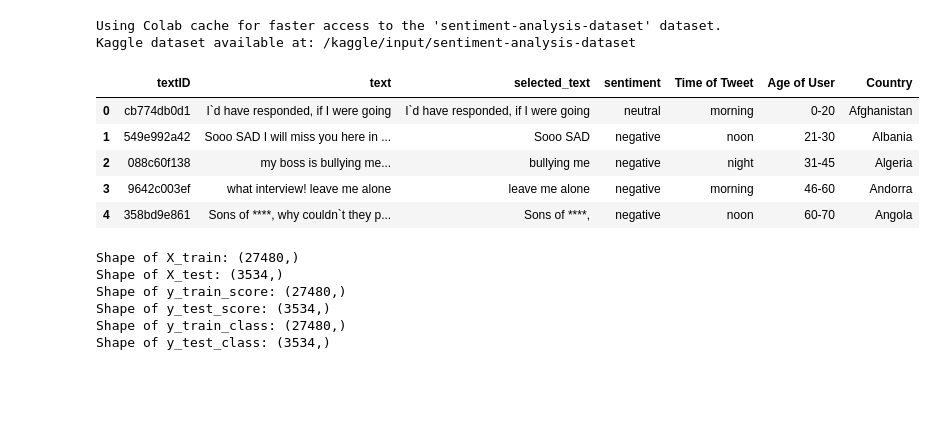
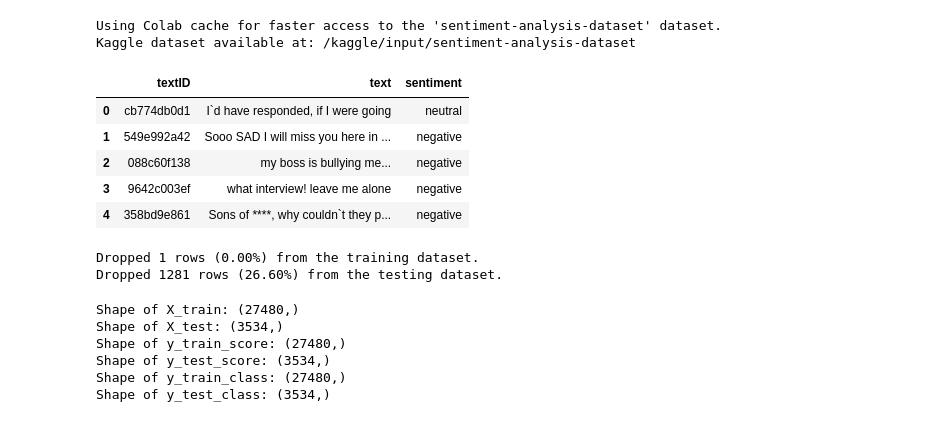
Before and after one commit to jinyang628/cs4248, a Jupyter notebook: CS4248.ipynb, the cells around one changed output. Cells and saved outputs as stored; diff of their text form; code cells hidden in the pictures; blank space fills up the shorter version.

Commit message:
Drop more uninformative columns and add logging for percentage of rows dropped

```diff
--- a/CS4248.ipynb
+++ b/CS4248.ipynb
@@ -69,16 +66,18 @@ test_csv_path = os.path.join(path, "test.csv")
 test_df = pd.read_csv(test_csv_path, encoding='latin1')
 # %%
 def drop_unrelated_columns(df: pd.DataFrame) -> pd.DataFrame:
-    df.drop(["Population -2020", "Land Area (Km²)", "Density (P/Km²)"], axis=1, inplace=True)
+    df.drop([
+        col for col in ["Population -2020", "Land Area (Km²)", "Density (P/Km²)", "Country", "Age of User", "Time of Tweet", "selected_text"] if col in df.columns
+    ], axis=1, inplace=True)
     return df
 
 train_df = drop_unrelated_columns(train_df)
 test_df = drop_unrelated_columns(test_df)
 display(train_df.head())
 # %% [output]
-|  | textID | text | selected_text | sentiment | Time of Tweet | Age of User | Country |
-| 0 | cb774db0d1 | I`d have responded, if I were going | I`d have responded, if I were going | neutral | morning | 0-20 | Afghanistan |
-| 1 | 549e992a42 | Sooo SAD I will miss you here in ... | Sooo SAD | negative | noon | 21-30 | Albania |
-| 2 | 088c60f138 | my boss is bullying me... | bullying me | negative | night | 31-45 | Algeria |
-| 3 | 9642c003ef | what interview! leave me alone | leave me alone | negative | morning | 46-60 | Andorra |
-| 4 | 358bd9e861 | Sons of ****, why couldn`t they p... | Sons of ****, | negative | noon | 60-70 | Angola |
+|  | textID | text | sentiment |
+| 0 | cb774db0d1 | I`d have responded, if I were going | neutral |
+| 1 | 549e992a42 | Sooo SAD I will miss you here in ... | negative |
+| 2 | 088c60f138 | my boss is bullying me... | negative |
+| 3 | 9642c003ef | what interview! leave me alone | negative |
+| 4 | 358bd9e861 | Sons of ****, why couldn`t they p... | negative |
@@ -92,3 +84,23 @@ test_df = drop_rows_with_critical_missing_values(test_df)
+# %%
+def drop_rows_with_critical_missing_values(df: pd.DataFrame) -> tuple[pd.DataFrame, int]:
+    initial_rows = len(df)
+    df.dropna(subset=['text', 'sentiment'], inplace=True)
+    dropped_rows = initial_rows - len(df)
+    return df, dropped_rows
+
+initial_train_rows = len(train_df)
+train_df, train_dropped_rows = drop_rows_with_critical_missing_values(train_df)
+train_dropped_percentage = (train_dropped_rows / initial_train_rows) * 100 if initial_train_rows > 0 else 0
+
+initial_test_rows = len(test_df)
+test_df, test_dropped_rows = drop_rows_with_critical_missing_values(test_df)
+test_dropped_percentage = (test_dropped_rows / initial_test_rows) * 100 if initial_test_rows > 0 else 0
+
+print(f"Dropped {train_dropped_rows} rows ({train_dropped_percentage:.2f}%) from the training dataset.")
+print(f"Dropped {test_dropped_rows} rows ({test_dropped_percentage:.2f}%) from the testing dataset.")
+# %% [output]
+Dropped 1 rows (0.00%) from the training dataset.
+Dropped 1281 rows (26.60%) from the testing dataset.
 # %%
 SENTIMENT_TO_SCORE = {
     "negative": -1.0,
```
Also changed, not shown: parts of 2 cells of this notebook.
